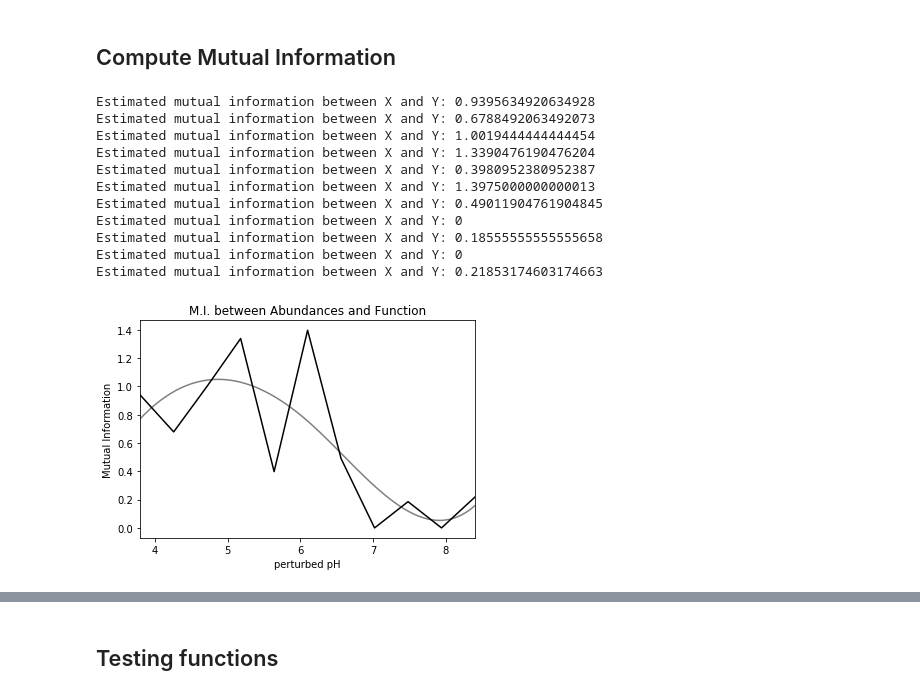
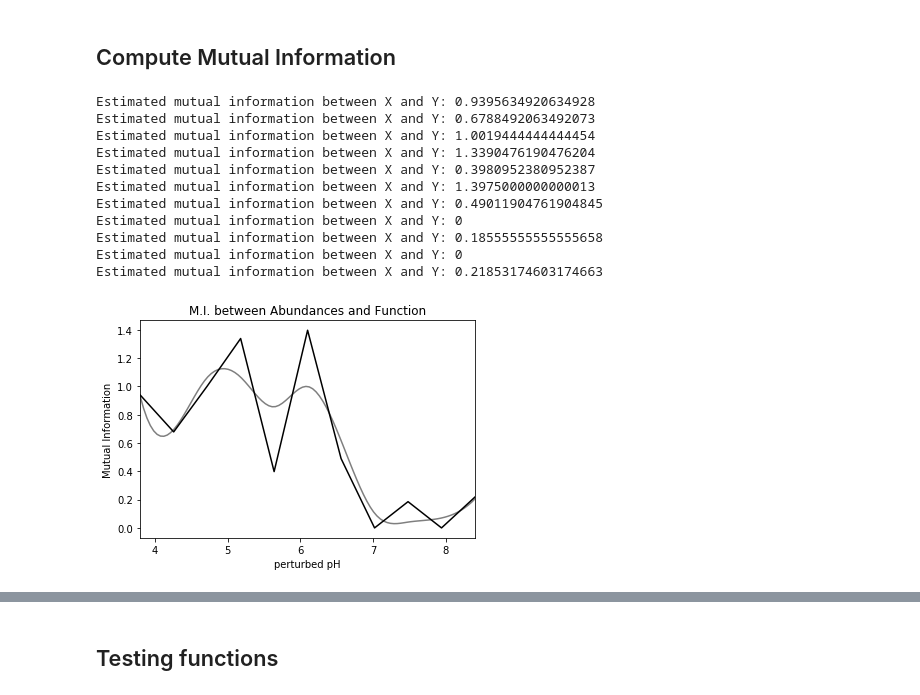
Before and after one commit to AddisonHowe/soil-metagenomics, a Jupyter notebook: organization.ipynb, the cells around one changed output, grey strips where cells are left out. Cells and saved outputs as stored; diff of their text form; code cells hidden in the pictures.

```diff
--- a/organization.ipynb
+++ b/organization.ipynb
@@ -1289,35 +1289,35 @@ for i in range(len(MI_perturbed)):
 
 plt.plot(perturbed, MI_perturbed, color = 'black')
 plt.xlim(3.8, 8.4)
 plt.xlabel('perturbed pH')
 plt.ylabel('Mutual Information')
 plt.title('M.I. between Abundances and Function')
 
 
 
 spline = UnivariateSpline(perturbed, MI_perturbed)
-spline.set_smoothing_factor(1)
+spline.set_smoothing_factor(0.5)
 
 # Generate high-resolution x values
 x_high = np.linspace(3.8, 8.4, 100)
 y_high = spline(x_high)
 plt.plot(x_high, y_high, color = 'black', alpha = 0.5)
 
 np.savetxt("out/MI_perturbed.tsv", MI_perturbed, delimiter = '\t', fmt = '%0.6f')
 np.savetxt("out/MI_perturbed_smooth.tsv", y_high, delimiter = '\t', fmt = '%0.6f')
 # %% [output]
 Estimated mutual information between X and Y: 0.9395634920634928
 Estimated mutual information between X and Y: 0.6788492063492073
 Estimated mutual information between X and Y: 1.0019444444444454
 Estimated mutual information between X and Y: 1.3390476190476204
 Estimated mutual information between X and Y: 0.3980952380952387
 Estimated mutual information between X and Y: 1.3975000000000013
 Estimated mutual information between X and Y: 0.49011904761904845
 Estimated mutual information between X and Y: 0
 Estimated mutual information between X and Y: 0.18555555555555658
 Estimated mutual information between X and Y: 0
 Estimated mutual information between X and Y: 0.21853174603174663
-[figure, old version]
+[figure, new version]
 # %%
 data_slope = pd.read_csv('out/data_slope.tsv', sep='\t', header=None)
 data_slope = data_slope.values
```
Also changed, not shown: parts of 8 cells of this notebook, 6 other files.
